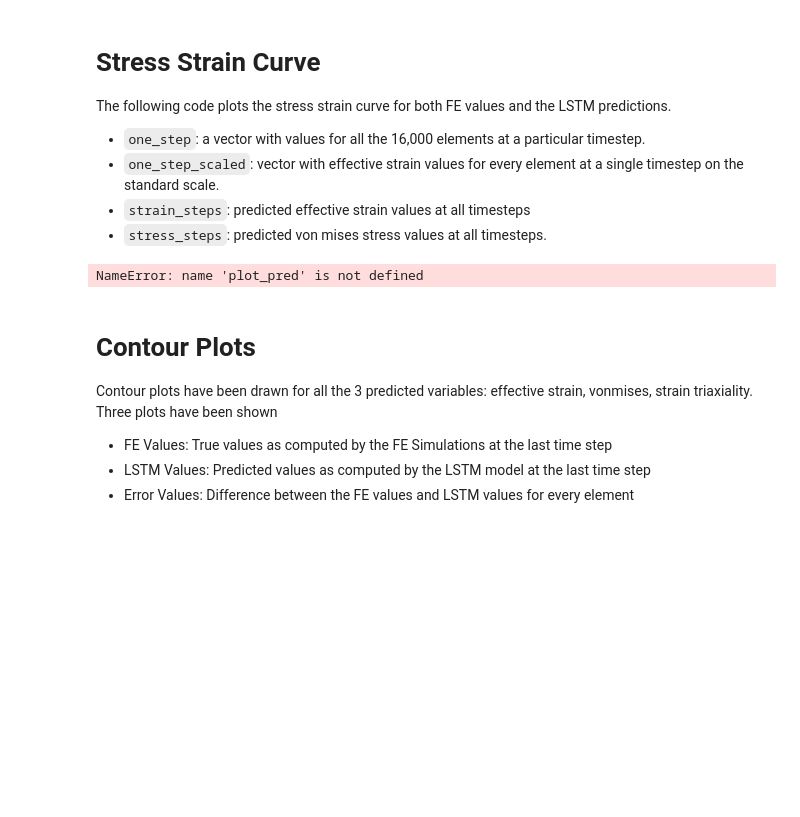
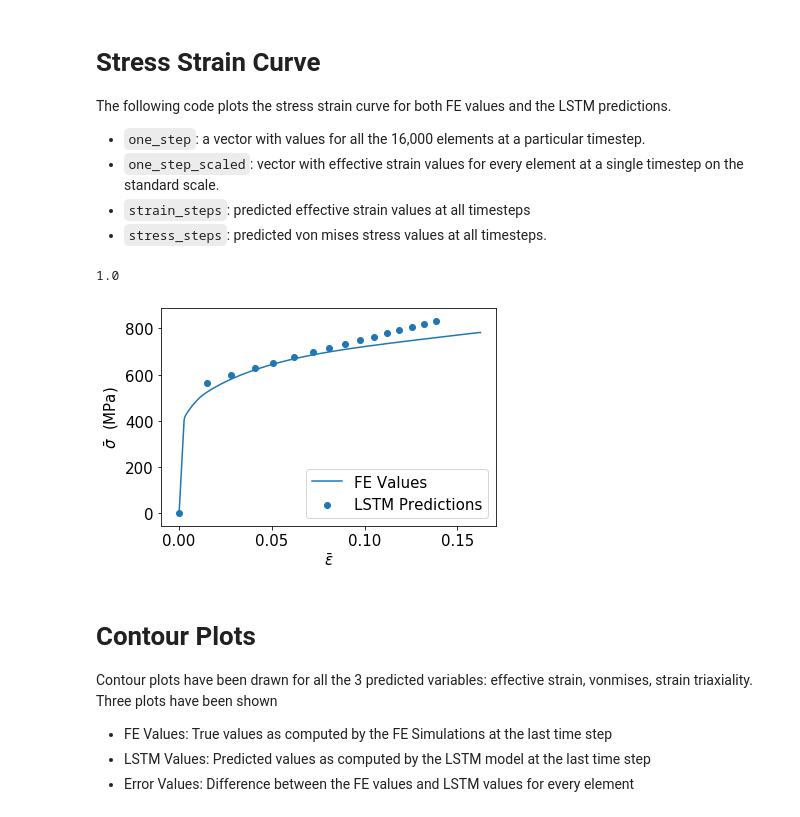
Before and after one commit to apatra6/DualPhaseDeformationLSTM, a Jupyter notebook: lstm_plots_analysis.ipynb, the cells around one changed output. Saved outputs shown, nothing was run; the diff lists cells and outputs as text; code cells hidden in the pictures; blank space fills up the shorter version.

```diff
--- a/lstm_plots_analysis.ipynb
+++ b/lstm_plots_analysis.ipynb
@@ -279,38 +247,36 @@ for i in range(1,11):
     one_step_scaled = (one_step*(df_steps[var_name].max() - df_steps[var_name].min())) + df_steps[var_name].min()
     strain_steps.append(sum(one_step_scaled[0])/160000)
 
     var_name = 'vonmises'
     one_step = plot_pred[i-1:i][:,160000:320000]
     one_step_scaled = (one_step*(df_steps[var_name].max() - df_steps[var_name].min())) + df_steps[var_name].min()
     stress_steps.append(sum(one_step_scaled[0])/160000)
 
 pred_Y_test = model.predict(val_X)
 plot_pred_test = pred_Y_test.reshape((5, 480000))
 for i in range(1,6):
     one_step = plot_pred_test[i-1:i][:,:160000]
     var_name = 'eff_strain'
     one_step_scaled = (one_step*(df_steps[var_name].max() - df_steps[var_name].min())) + df_steps[var_name].min()
     strain_steps.append(sum(one_step_scaled[0])/160000)
-    mhhy7
     var_name = 'vonmises'
     one_step = plot_pred_test[i-1:i][:,160000:320000]
     one_step_scaled = (one_step*(df_steps[var_name].max() - df_steps[var_name].min())) + df_steps[var_name].min()
     stress_steps.append(sum(one_step_scaled[0])/160000)
-strain_steps
-#stress_steps
 
 df = pd.read_csv('~/projects/model_training/data/AR2/out.csv')
 plt.figure()
 plt.rcParams.update({'font.size': 15})
 plt.plot(df['eff_strain'], df['vonmises'], label='FE Values')
 plt.xlabel(r'$\bar{\epsilon}$')
 plt.ylabel(r'$\bar{\sigma}$  (MPa)')
 plt.scatter(strain_steps, stress_steps, label='LSTM Predictions')
 plt.legend()
-plt.savefig(base_path+'/hello_pred_stress_strain.png', dpi=700, bbox_inches="tight")
+plt.savefig(base_path+'/pred_stress_strain.png', dpi=700, bbox_inches="tight")
 print(sum(one_step_scaled[0].shape)/160000)
 # %% [output]
-NameError: name 'plot_pred' is not defined
+1.0
+[figure, added]
 # %% [markdown]
 # Contour Plots
 Contour plots have been drawn for all the 3 predicted variables: effective strain, vonmises, strain triaxiality. Three plots have been shown
```
Also changed, not shown: parts of 10 cells of this notebook.
